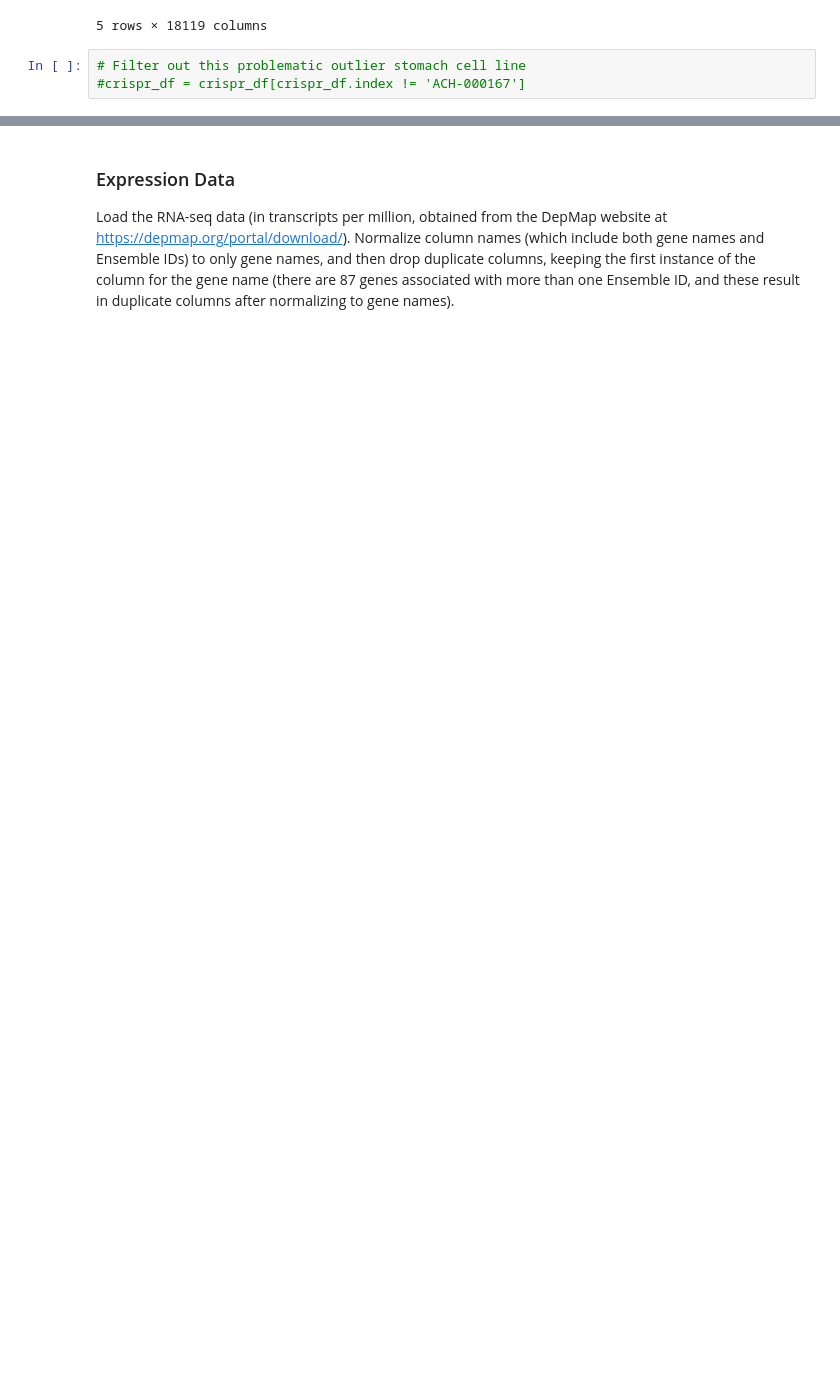
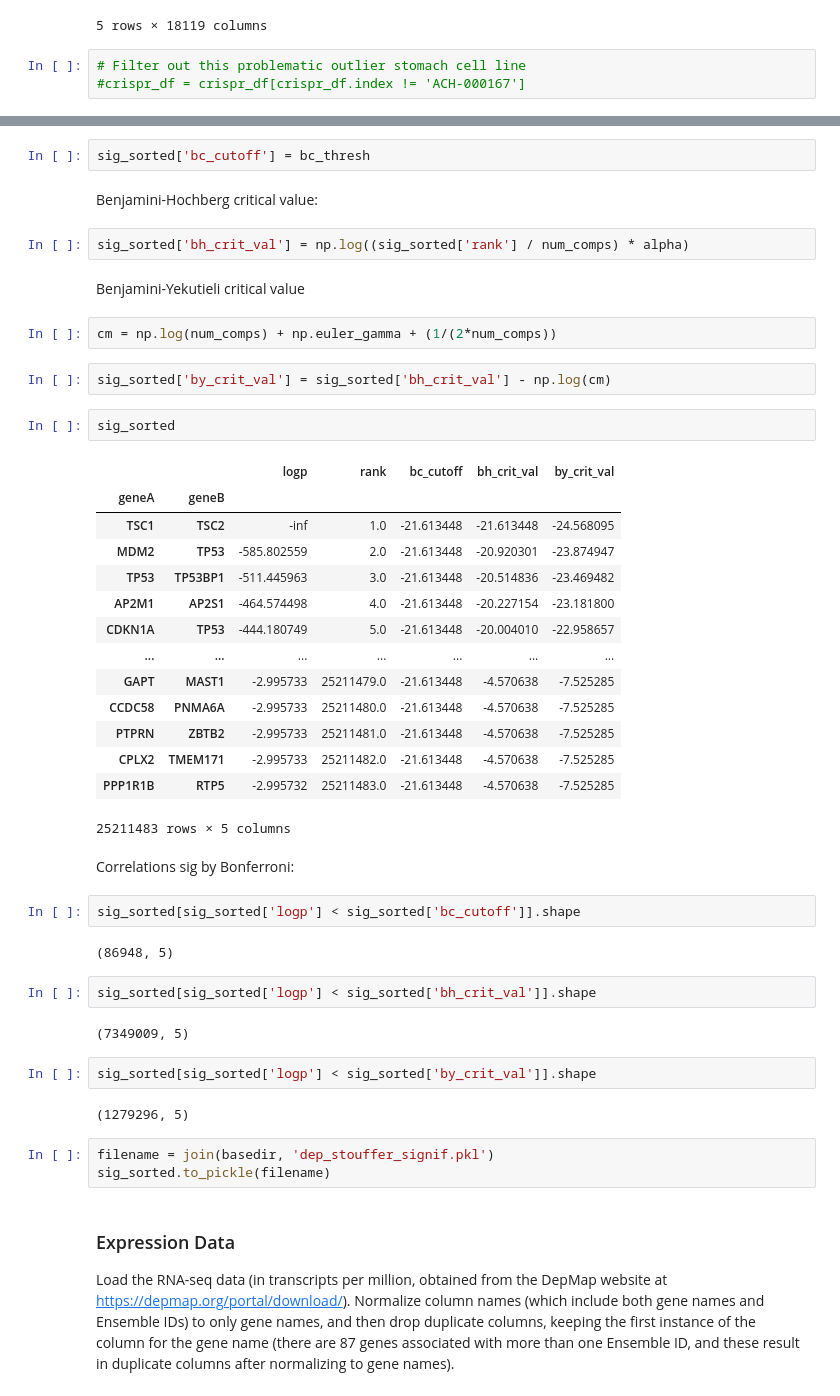
Before and after one commit to johnbachman/depmap_analysis, a Jupyter notebook: notebooks/Biomarkers of Dependency.ipynb, the cells around one changed output, grey strips where cells are left out. Cells and saved outputs as stored; diff of their text form; blank space fills up the shorter version.

```diff
--- a/notebooks/Biomarkers of Dependency.ipynb
+++ b/notebooks/Biomarkers of Dependency.ipynb
@@ -212,3 +633,49 @@ else:
+# %%
+sig_sorted['bc_cutoff'] = bc_thresh
+# %% [markdown]
+Benjamini-Hochberg critical value:
+# %%
+sig_sorted['bh_crit_val'] = np.log((sig_sorted['rank'] / num_comps) * alpha)
+# %% [markdown]
+Benjamini-Yekutieli critical value
+# %%
+cm = np.log(num_comps) + np.euler_gamma + (1/(2*num_comps))
+# %%
+sig_sorted['by_crit_val'] = sig_sorted['bh_crit_val'] - np.log(cm)
+# %%
+sig_sorted
+# %% [output]
+|  |  | logp | rank | bc_cutoff | bh_crit_val | by_crit_val |
+| geneA | geneB |  |  |  |  |  |
+| TSC1 | TSC2 | -inf | 1.0 | -21.613448 | -21.613448 | -24.568095 |
+| MDM2 | TP53 | -585.802559 | 2.0 | -21.613448 | -20.920301 | -23.874947 |
+| TP53 | TP53BP1 | -511.445963 | 3.0 | -21.613448 | -20.514836 | -23.469482 |
+| AP2M1 | AP2S1 | -464.574498 | 4.0 | -21.613448 | -20.227154 | -23.181800 |
+| CDKN1A | TP53 | -444.180749 | 5.0 | -21.613448 | -20.004010 | -22.958657 |
+| ... | ... | ... | ... | ... | ... | ... |
+| GAPT | MAST1 | -2.995733 | 25211479.0 | -21.613448 | -4.570638 | -7.525285 |
+| CCDC58 | PNMA6A | -2.995733 | 25211480.0 | -21.613448 | -4.570638 | -7.525285 |
+| PTPRN | ZBTB2 | -2.995733 | 25211481.0 | -21.613448 | -4.570638 | -7.525285 |
+| CPLX2 | TMEM171 | -2.995733 | 25211482.0 | -21.613448 | -4.570638 | -7.525285 |
+| PPP1R1B | RTP5 | -2.995732 | 25211483.0 | -21.613448 | -4.570638 | -7.525285 |
+25211483 rows × 5 columns
+# %% [markdown]
+Correlations sig by Bonferroni:
+# %%
+sig_sorted[sig_sorted['logp'] < sig_sorted['bc_cutoff']].shape
+# %% [output]
+(86948, 5)
+# %%
+sig_sorted[sig_sorted['logp'] < sig_sorted['bh_crit_val']].shape
+# %% [output]
+(7349009, 5)
+# %%
+sig_sorted[sig_sorted['logp'] < sig_sorted['by_crit_val']].shape
+# %% [output]
+(1279296, 5)
+# %%
+filename = join(basedir, 'dep_stouffer_signif.pkl')
+sig_sorted.to_pickle(filename)
 # %% [markdown]
 ### Expression Data
 
```
Also changed, not shown: parts of 135 cells of this notebook.
